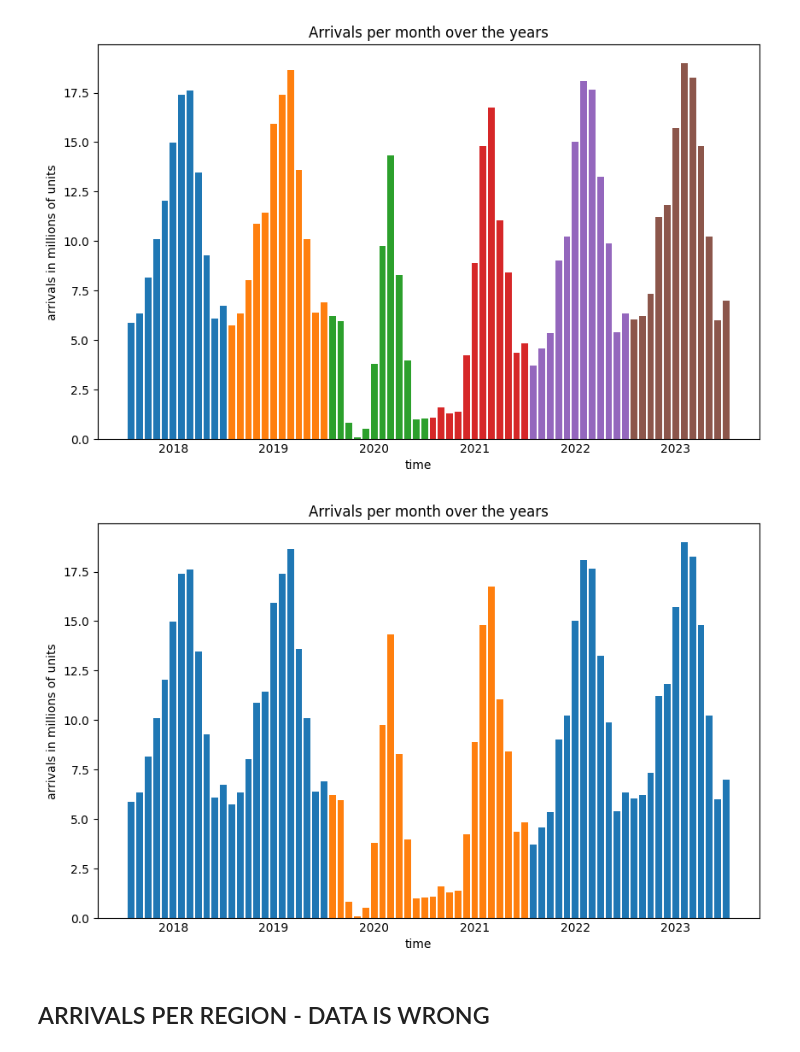
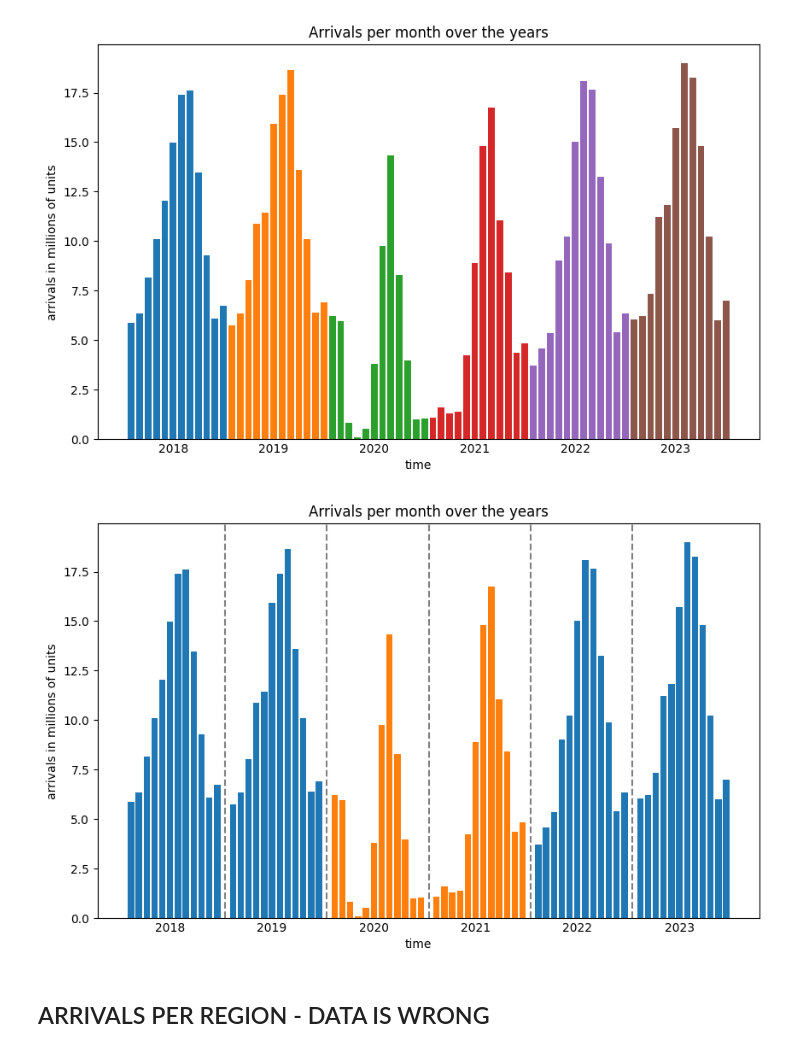
Before and after one commit to T0ls/data-Visualization, a Jupyter notebook: code/index.ipynb, the cells around one changed output. Saved outputs shown, nothing was run; the diff lists cells and outputs as text; code cells hidden in the pictures.

Commit message:
fix: graph

```diff
--- a/code/index.ipynb
+++ b/code/index.ipynb
@@ -827,21 +827,23 @@ plt.show()
 # %%
 plt.figure(figsize=(10, 6))
 
 for year in years:
   plt.text(f'{year}-06', -0.2, year, ha='center', va='top', fontsize=10)
   year_data = arrivals.loc[arrivals.index.str.startswith(year)]
   color = 'C1' if year in ['2020', '2021'] else 'C0'
+  if year != min(years):
+    plt.axvline(x=f'{year}-0', color='gray', linestyle='--')
   plt.bar(year_data.index, year_data['OBS_VALUE'], color=color)
 
 plt.xticks([])
 
 plt.figtext(0.5, 0.07, "time", ha='center', va='top', fontsize=10)
 plt.ylabel("arrivals in millions of units")
 plt.title("Arrivals per month over the years")
 plt.grid(True, axis='x', linestyle=':')
 plt.show()
 # %% [output]
-[figure, old version]
+[figure, new version]
 # %% [markdown]
 ## ARRIVALS PER REGION - DATA IS WRONG
 # %%
```
